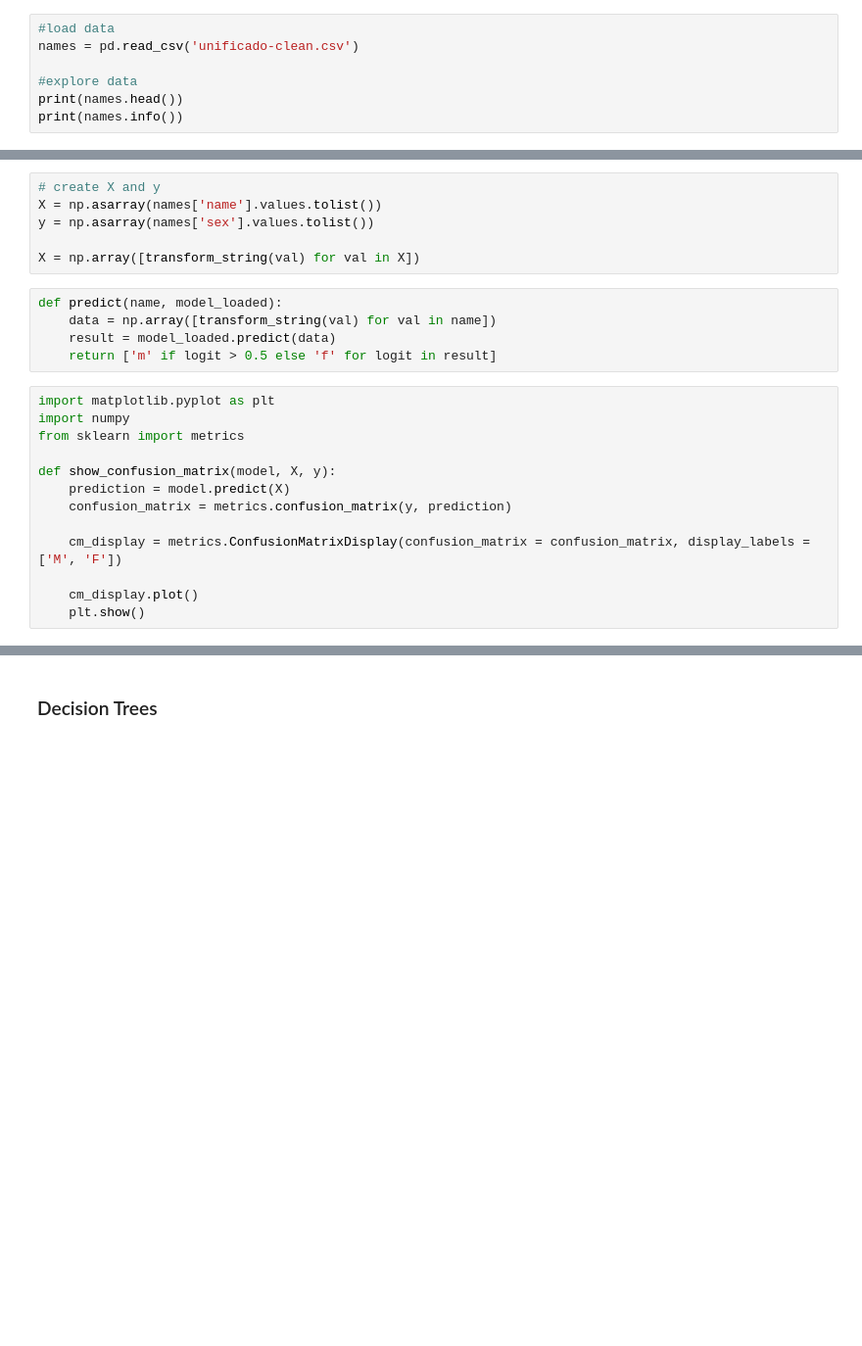
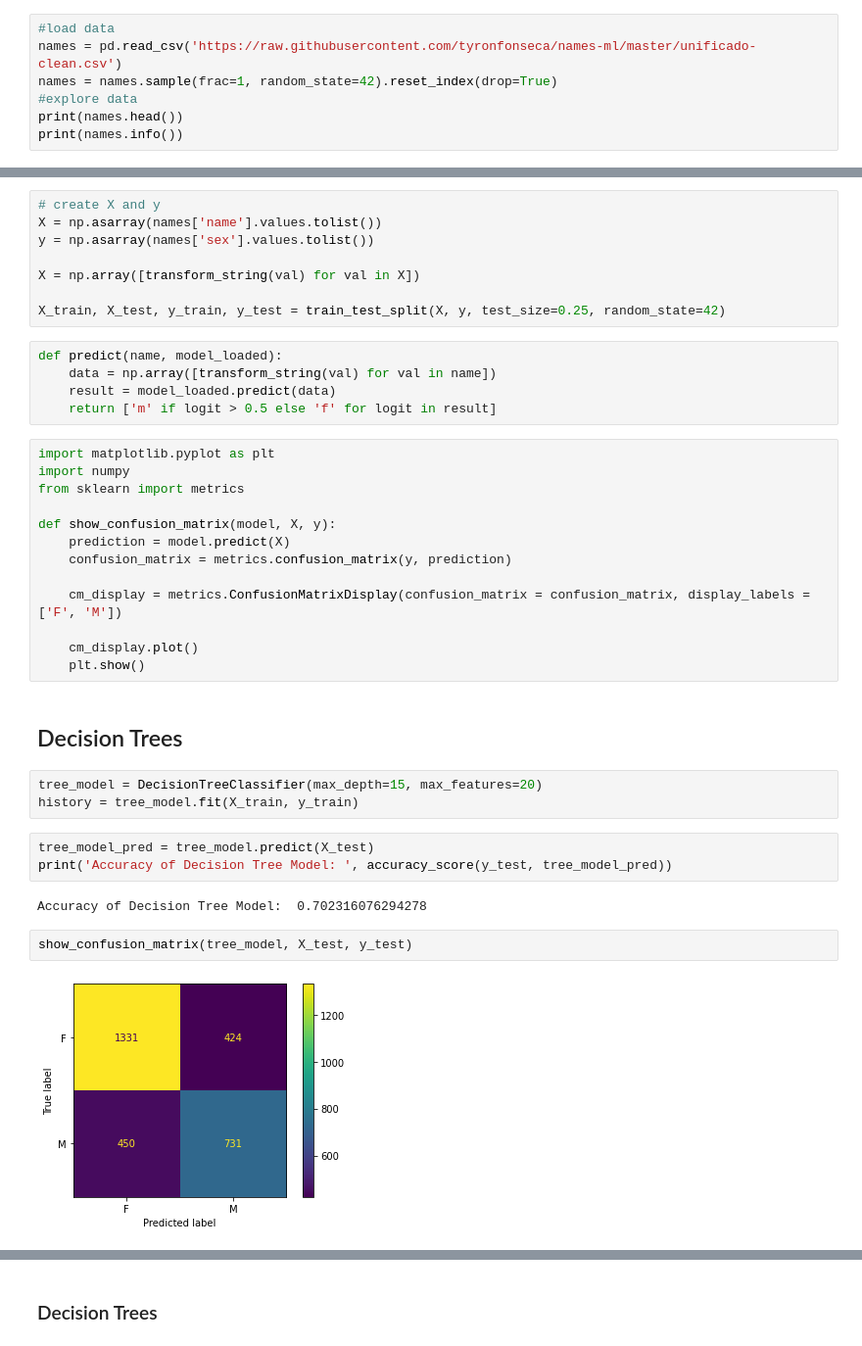
Before and after one commit to tyronfonseca/names-ml, a Jupyter notebook: names_trees.ipynb, the cells around one changed output, grey strips where cells are left out. Shown: that part at 98% size. Drawn from its saved outputs; the diff is of its cells as text; blank space fills up the shorter version.

```diff
--- a/names_trees.ipynb
+++ b/names_trees.ipynb
@@ -20,8 +22,8 @@ def transform_string(string):
    return np.array(list_).astype(np.float32)
 # %%
 #load data
-names = pd.read_csv('unificado-clean.csv')
-
+names = pd.read_csv('https://raw.githubusercontent.com/tyronfonseca/names-ml/master/unificado-clean.csv')
+names = names.sample(frac=1, random_state=42).reset_index(drop=True)
 #explore data
 print(names.head())
 print(names.info())
@@ -48,6 +50,8 @@ X = np.asarray(names['name'].values.tolist())
 y = np.asarray(names['sex'].values.tolist())
 
 X = np.array([transform_string(val) for val in X])
+
+X_train, X_test, y_train, y_test = train_test_split(X, y, test_size=0.25, random_state=42)
 # %%
 def predict(name, model_loaded):
     data = np.array([transform_string(val) for val in name])
@@ -62,7 +66,21 @@ def show_confusion_matrix(model, X, y):
     prediction = model.predict(X)
     confusion_matrix = metrics.confusion_matrix(y, prediction)
 
-    cm_display = metrics.ConfusionMatrixDisplay(confusion_matrix = confusion_matrix, display_labels = ['M', 'F'])
+    cm_display = metrics.ConfusionMatrixDisplay(confusion_matrix = confusion_matrix, display_labels = ['F', 'M'])
 
     cm_display.plot()
     plt.show()
+# %% [markdown]
+## Decision Trees
+# %%
+tree_model = DecisionTreeClassifier(max_depth=15, max_features=20)
+history = tree_model.fit(X_train, y_train)
+# %%
+tree_model_pred = tree_model.predict(X_test)
+print('Accuracy of Decision Tree Model: ', accuracy_score(y_test, tree_model_pred))
+# %% [output]
+Accuracy of Decision Tree Model:  0.702316076294278
+# %%
+show_confusion_matrix(tree_model, X_test, y_test)
+# %% [output]
+[figure, added]
```
Also changed, not shown: parts of 38 cells of this notebook, 1 other file.
